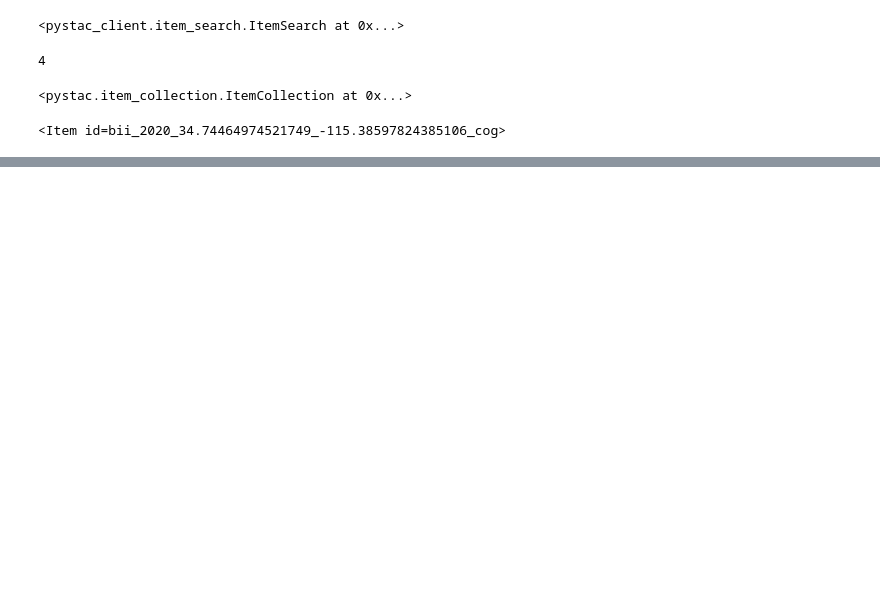
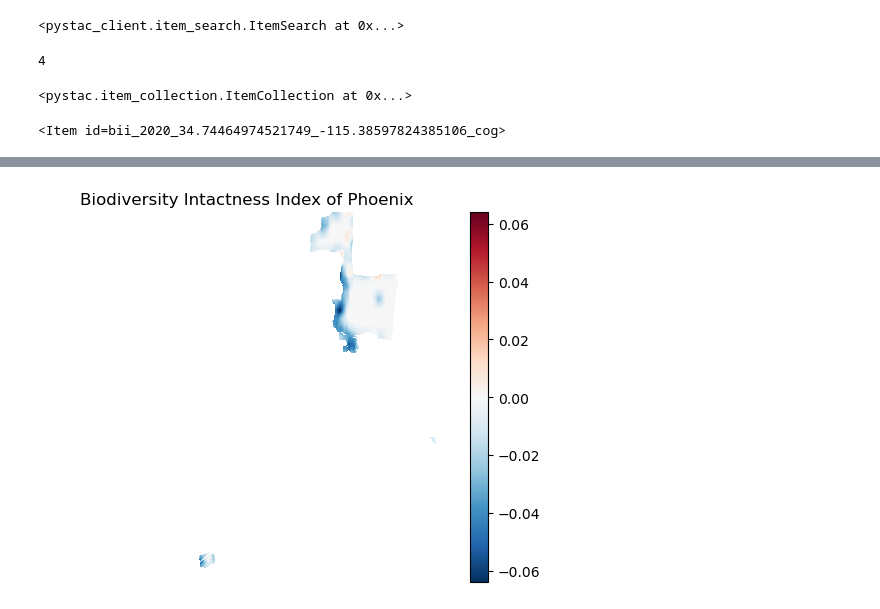
Before and after one commit to tommats00/phoenix-biodiversity-index, a Jupyter notebook: phoenix-biodiversity.ipynb, the cells around one changed output, grey strips where cells are left out. Saved outputs shown, nothing was run; the diff lists cells and outputs as text; code cells hidden in the pictures; blank space fills up the shorter version.

```diff
--- a/phoenix-biodiversity.ipynb
+++ b/phoenix-biodiversity.ipynb
@@ -227,0 +240,19 @@ Datum: North American Datum 1983
+# %%
+bio_diff = bio_2020_greater - bio_2017_greater
+# %%
+# Plotting
+fig, ax = plt.subplots()
+
+# Plot the clipped raster
+bio_diff.plot(ax=ax,
+                        )
+ax.set_title("Biodiversity Intactness Index of Phoenix")
+ax.axis('off')
+
+# Contextily basemap
+# ctx.add_basemap(ax, crs='EPSG:4326')
+
+
+plt.show()
+# %% [output]
+[figure, added]
```
Also changed, not shown: parts of 32 cells of this notebook.
